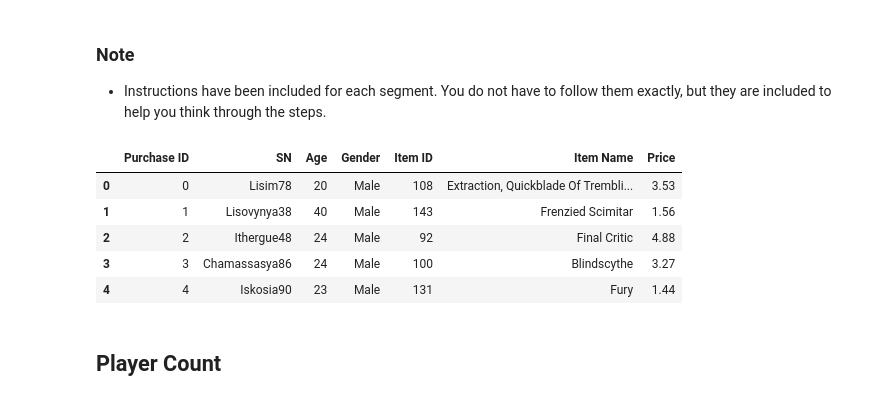
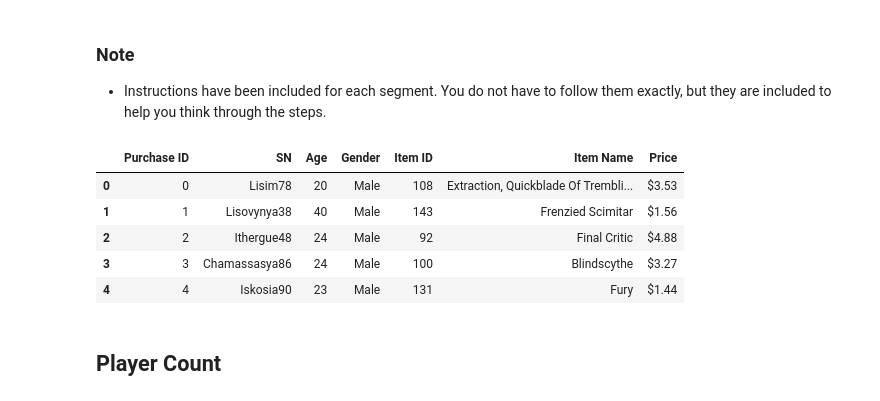
Before and after one commit to gamem001/pandas_analysis, a Jupyter notebook: HeroesOfPymoli_starter.ipynb, the cells around one changed output. Saved outputs shown, nothing was run; the diff lists cells and outputs as text; code cells hidden in the pictures.

```diff
--- a/HeroesOfPymoli_starter.ipynb
+++ b/HeroesOfPymoli_starter.ipynb
@@ -4,25 +4,27 @@
 # %%
 # Dependencies and Setup
 import pandas as pd
 
-# pd.options.display.float_format = '${:,.2f}'.format
-
 # File to Load (Remember to Change These)
 file_to_load = "Resources/purchase_data.csv"
+
+#format to disply dollar values correctly
+pd.options.display.float_format = '${:,.2f}'.format
 
 # Read Purchasing File and store into Pandas data frame
 purchase_data_df = pd.read_csv(file_to_load)
 
+#loc to reference later
 player_demographics = purchase_data_df.loc[:, ['Gender','SN', 'Age']]
 
 purchase_data_df.head()
 # %% [output]
 |  | Purchase ID | SN | Age | Gender | Item ID | Item Name | Price |
-| 0 | 0 | Lisim78 | 20 | Male | 108 | Extraction, Quickblade Of Trembli... | 3.53 |
-| 1 | 1 | Lisovynya38 | 40 | Male | 143 | Frenzied Scimitar | 1.56 |
-| 2 | 2 | Ithergue48 | 24 | Male | 92 | Final Critic | 4.88 |
-| 3 | 3 | Chamassasya86 | 24 | Male | 100 | Blindscythe | 3.27 |
-| 4 | 4 | Iskosia90 | 23 | Male | 131 | Fury | 1.44 |
+| 0 | 0 | Lisim78 | 20 | Male | 108 | Extraction, Quickblade Of Trembli... | $3.53 |
+| 1 | 1 | Lisovynya38 | 40 | Male | 143 | Frenzied Scimitar | $1.56 |
+| 2 | 2 | Ithergue48 | 24 | Male | 92 | Final Critic | $4.88 |
+| 3 | 3 | Chamassasya86 | 24 | Male | 100 | Blindscythe | $3.27 |
+| 4 | 4 | Iskosia90 | 23 | Male | 131 | Fury | $1.44 |
 # %% [markdown]
 ## Player Count
 # %% [markdown]
```
Also changed, not shown: parts of 42 cells of this notebook, 3 other files.
